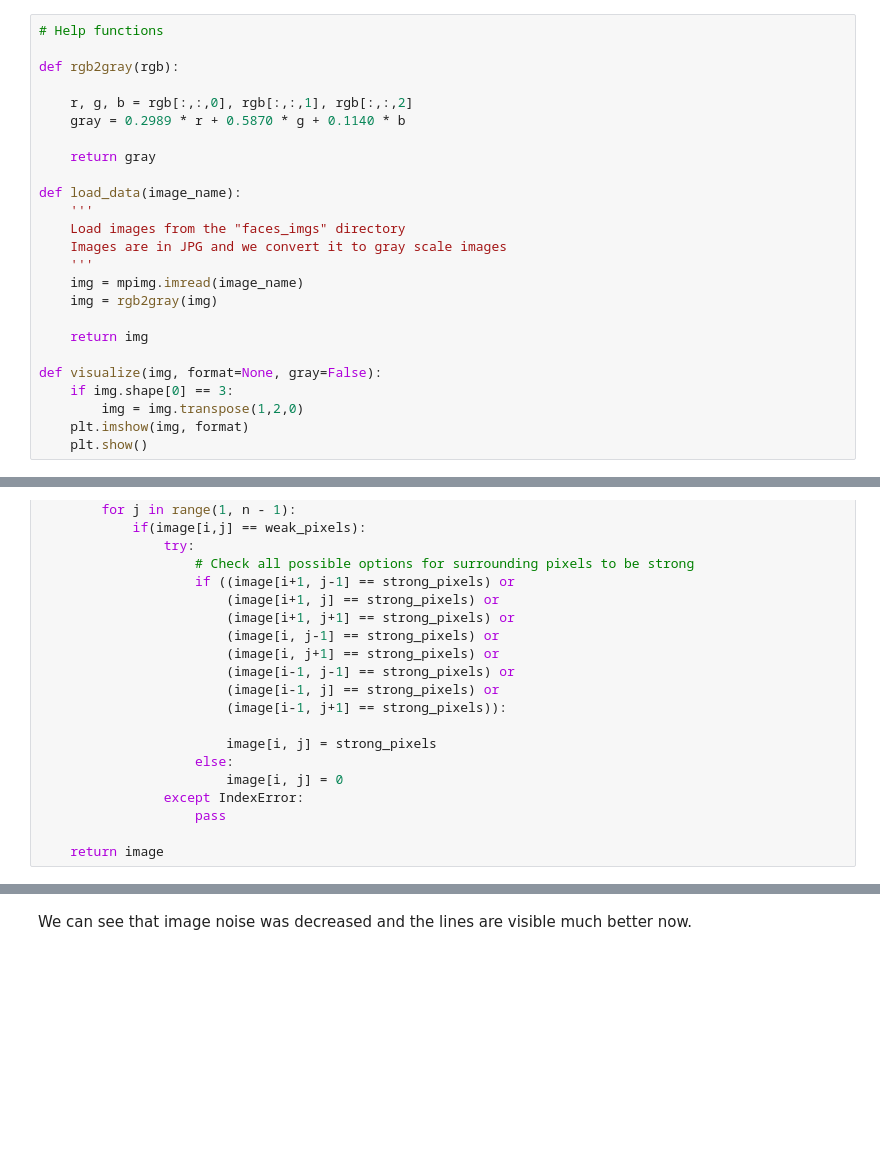
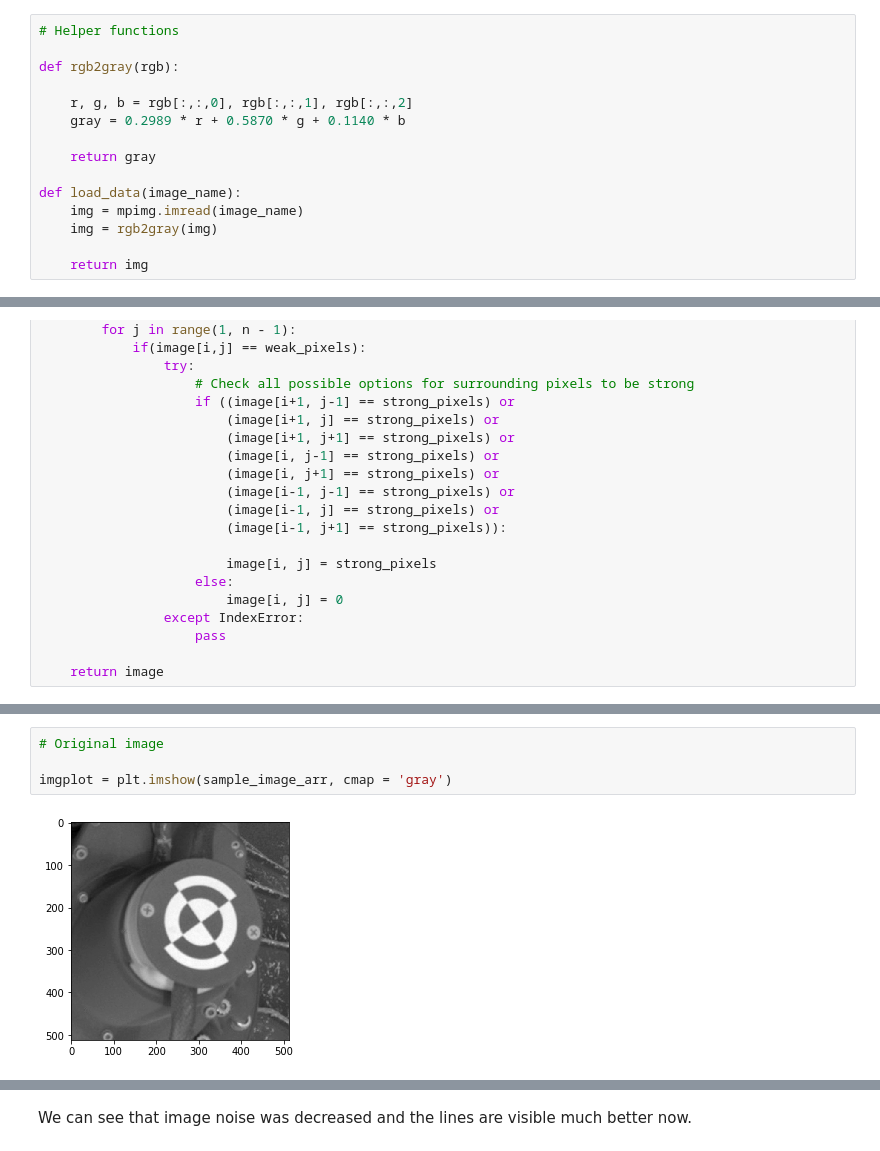
Before and after one commit to Progern/computer-vision-hw, a Jupyter notebook: cv-1-1/cv-hw-1-1.ipynb, the cells around one changed output, grey strips where cells are left out. Saved outputs shown, nothing was run; the diff lists cells and outputs as text; blank space fills up the shorter version.

```diff
--- a/cv-1-1/cv-hw-1-1.ipynb
+++ b/cv-1-1/cv-hw-1-1.ipynb
@@ -15,7 +15,7 @@ import math
 # %% [markdown]
 ## Load sample image
 # %%
-# Help functions
+# Helper functions
 
 def rgb2gray(rgb):
 
@@ -25,20 +25,10 @@ def rgb2gray(rgb):
     return gray
 
 def load_data(image_name):
-    '''
-    Load images from the "faces_imgs" directory
-    Images are in JPG and we convert it to gray scale images
-    '''
     img = mpimg.imread(image_name)
     img = rgb2gray(img)
 
     return img
-
-def visualize(img, format=None, gray=False):
-    if img.shape[0] == 3:
-        img = img.transpose(1,2,0)
-    plt.imshow(img, format)
-    plt.show()
 # %%
 sample_image_name = 'marker_cut_rgb_512.png'
 # %%
@@ -359,3 +378,9 @@ def HoughLines(image):
+# %%
+# Original image
+
+imgplot = plt.imshow(sample_image_arr, cmap = 'gray')
+# %% [output]
+[figure, added]
 # %%
 # Smooth the sample image (if needed)
 
```
Also changed, not shown: parts of 19 cells of this notebook.
